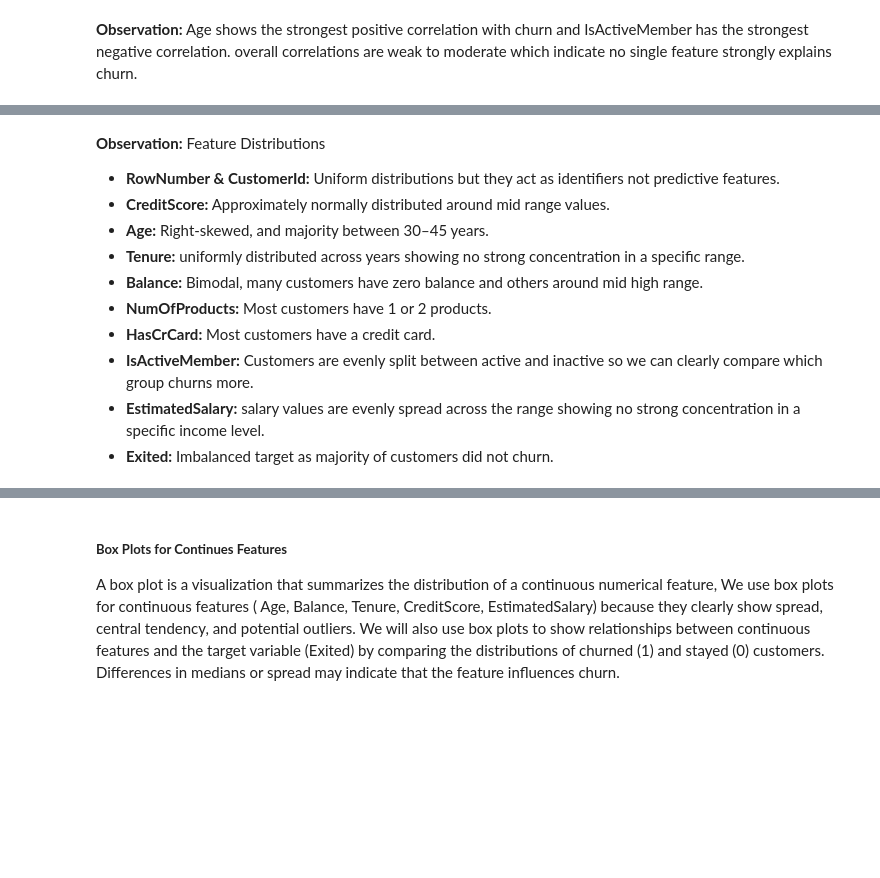
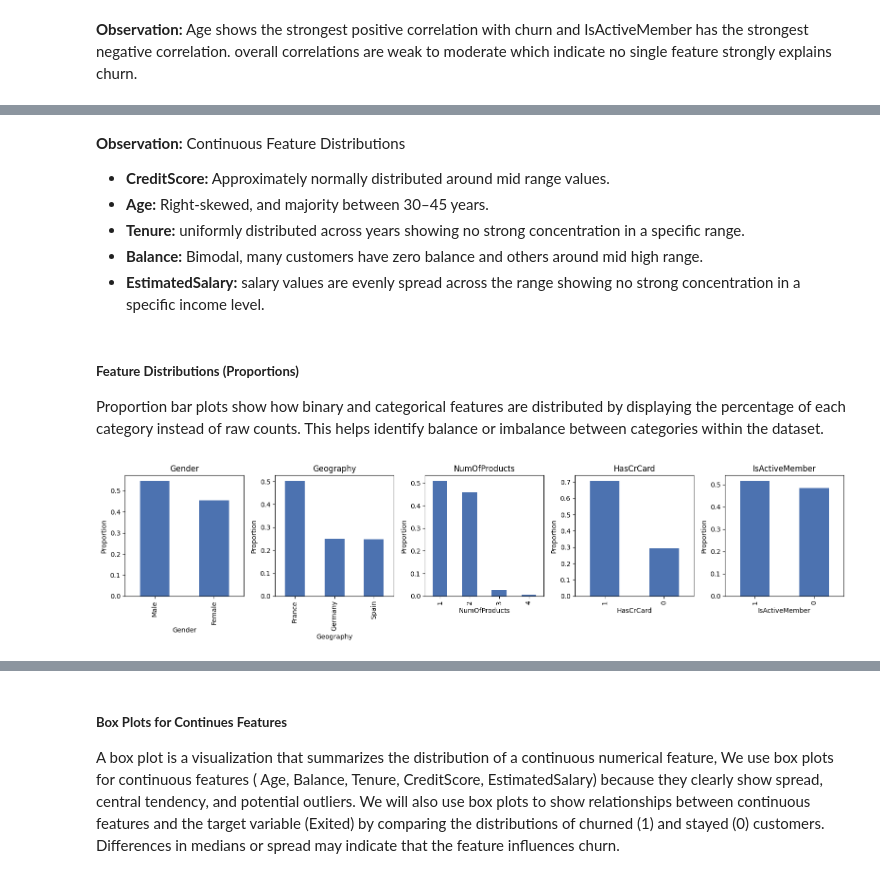
Before and after one commit to itsWesam/SWE485-Project-Group4, a Jupyter notebook: Phase1_Data_Exploration.ipynb, the cells around one changed output, grey strips where cells are left out. Cells and saved outputs as stored; diff of their text form; code cells hidden in the pictures; blank space fills up the shorter version.

```diff
--- a/Phase1_Data_Exploration.ipynb
+++ b/Phase1_Data_Exploration.ipynb
@@ -469,13 +473,38 @@ plt.show()
 # %% [markdown]
-**Observation:** Feature Distributions
+**Observation:** Continuous Feature Distributions
 
-- **RowNumber & CustomerId:** Uniform distributions but they act as identifiers not predictive features.
 - **CreditScore:** Approximately normally distributed around mid range values.
 - **Age:** Right-skewed, and majority between 30–45 years.
 - **Tenure:** uniformly distributed across years showing no strong concentration in a specific range.
 - **Balance:** Bimodal, many customers have zero balance and others around mid high range.
-- **NumOfProducts:** Most customers have 1 or 2 products.
-- **HasCrCard:** Most customers have a credit card.
-- **IsActiveMember:** Customers are evenly split between active and inactive so we can clearly compare which group churns more.
 - **EstimatedSalary:** salary values are evenly spread across the range showing no strong concentration in a specific income level.
-- **Exited:** Imbalanced target as majority of customers did not churn.
+# %% [markdown]
+##### **Feature Distributions (Proportions)**
+Proportion bar plots show how binary and categorical features are distributed by displaying the percentage of each category instead of raw counts. This helps identify balance or imbalance between categories within the dataset.
+# %%
+import matplotlib.pyplot as plt
+
+categorical_features = [
+    'Gender',
+    'Geography',
+    'NumOfProducts',
+    'HasCrCard',
+    'IsActiveMember'
+]
+
+plt.figure(figsize=(16,4))
+
+for i, col in enumerate(categorical_features, 1):
+    plt.subplot(1, len(categorical_features), i)
+
+    proportions = df[col].value_counts(normalize=True)
+    proportions.plot(kind='bar', color="#4C72B0")
+
+    plt.title(col)
+    plt.ylabel("Proportion")
+    plt.xlabel(col)
+
+plt.tight_layout()
+plt.show()
+# %% [output]
+[figure, added]
```
Also changed, not shown: parts of 25 cells of this notebook.
